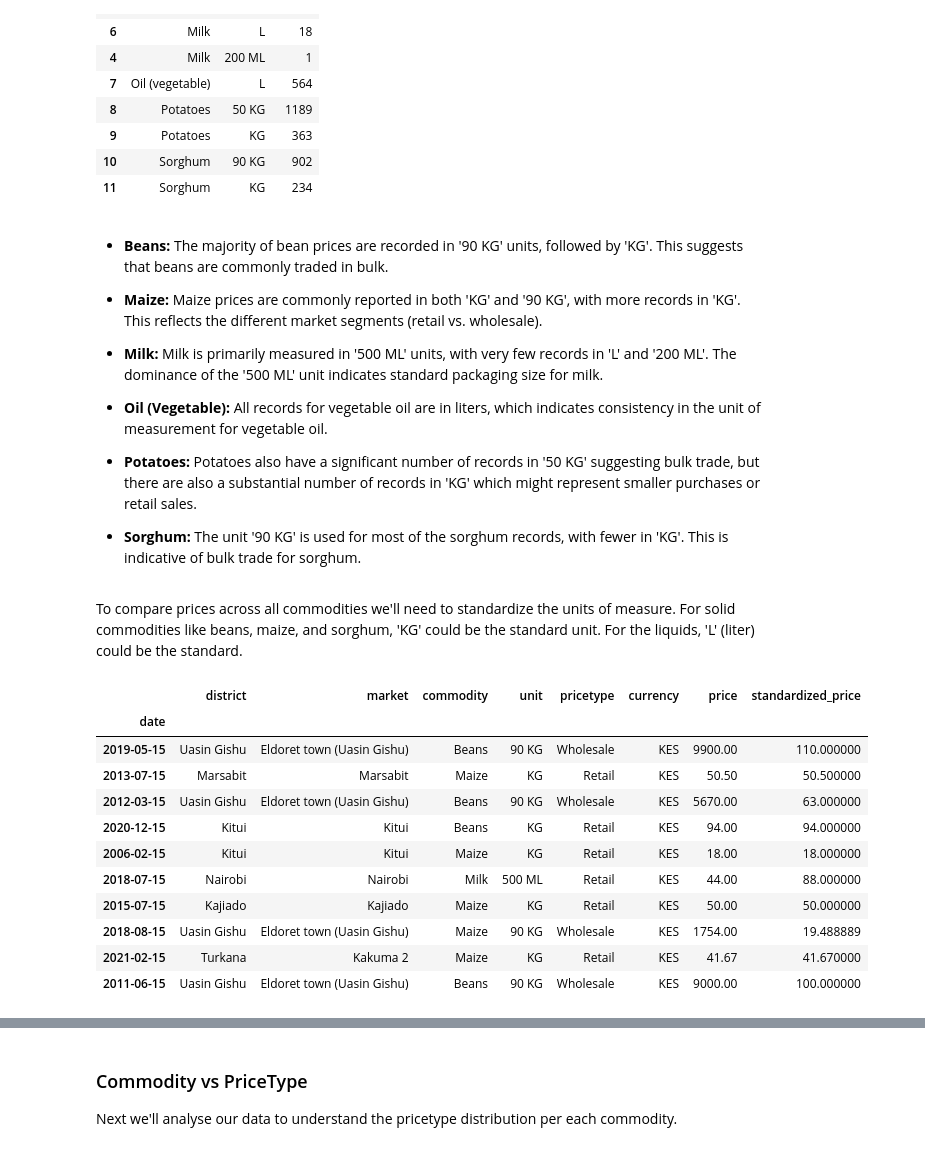
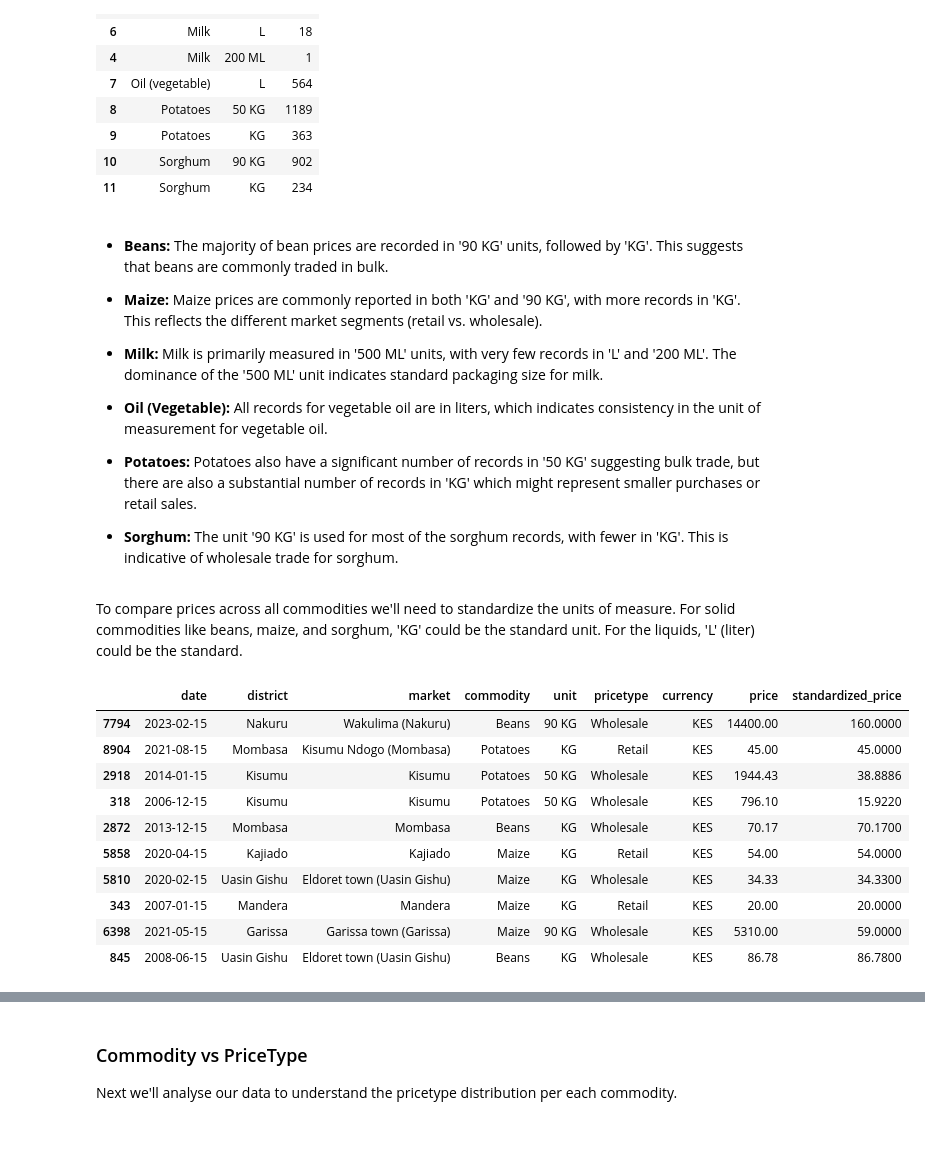
Before and after one commit to Mwenda-Mugambi/Commodity_Price_Forecasting, a Jupyter notebook: Notebook.ipynb, the cells around one changed output, grey strips where cells are left out. Drawn from its saved outputs; the diff is of its cells as text; code cells hidden in the pictures.

```diff
--- a/Notebook.ipynb
+++ b/Notebook.ipynb
@@ -193,7 +203,7 @@ Great. now we can see that the datatypes have been updated to the appropriate ty
 columns_to_drop = ['region', 'category', 'priceflag', 'usdprice', 'longitude', 'latitude']
 
 # Dropping the specified columns
-data = data.drop(columns=columns_to_drop, errors='ignore')
+df = df.drop(columns=columns_to_drop, errors='ignore')
 # %% [markdown]
 ###  Basic Statistics
 In this section, We'll get a brief statistical overview of the numerical features in the dataset.
@@ -380,12 +390,12 @@ commodity_replacement = {
 }
 
 # Updating the 'commodity' column by replacing variant names with the general category name
-data['commodity'] = data['commodity'].replace(commodity_replacement)
+df['commodity'] = df['commodity'].replace(commodity_replacement)
 
 # Confirming the changes
 # Plotting the bar chart with value counts
 plt.figure(figsize=(16, 4.2))
-top_commodities = data['commodity'].value_counts().head(10)
+top_commodities = df['commodity'].value_counts().head(10)
 bars = plt.bar(top_commodities.index, top_commodities.values, color='green')
 
 # Adding the text with the value counts above each bar
@@ -403,10 +413,10 @@ plt.show()
 [figure]
 # %%
 # Setting the date to index
-data.set_index('date', inplace=True)
+df.set_index('date', inplace=True)
 
 # Get the list of unique commodities
-commodities = data['commodity'].unique()
+commodities = df['commodity'].unique()
 
 # Calculating the number of rows for the subplots
 num_rows = len(commodities) // 2 + (len(commodities) % 2 > 0)
@@ -419,7 +429,7 @@ axes = axes.flatten()
 
 # Plotting each commodity's price over time in a subplot
 for i, commodity in enumerate(commodities):
-    sns.lineplot(data=data[data['commodity'] == commodity]['price'], ax=axes[i])
+    sns.lineplot(data=df[df['commodity'] == commodity]['price'], ax=axes[i])
     axes[i].set_title(commodity)
     axes[i].set_ylabel('Price in KES')
 
@@ -436,10 +446,10 @@ From this visualization, we can see that not all the commodity prices have been
 In order to reduce noise, We will go ahead and drop all the commodities that have not been recorded since 2006
 # %%
 # Filtering data to include only commodities with records starting from 2006 or earlier
-commodities_since_2006 = data[data.index.year <= 2006]['commodity'].unique()
+commodities_since_2006 = df[df.index.year <= 2006]['commodity'].unique()
 
 # Now filtering main dataframe to include only these commodities
-filtered_data = data[data['commodity'].isin(commodities_since_2006)]
+filtered_data = df[df['commodity'].isin(commodities_since_2006)]
 
 # After filtering we check the unique commodities and their counts again
 filtered_commodity_counts = filtered_data['commodity'].value_counts()
@@ -564,43 +576,44 @@ unit_analysis
 
 * **Potatoes:** Potatoes also have a significant number of records in '50 KG' suggesting bulk trade, but there are also a substantial number of records in 'KG' which might represent smaller purchases or retail sales.
 
-* **Sorghum:** The unit '90 KG' is used for most of the sorghum records, with fewer in 'KG'. This is indicative of bulk trade for sorghum.
+* **Sorghum:** The unit '90 KG' is used for most of the sorghum records, with fewer in 'KG'. This is indicative of wholesale trade for sorghum.
 # %% [markdown]
 To compare prices across all commodities we'll need to standardize the units of measure. For solid commodities like beans, maize, and sorghum, 'KG' could be the standard unit. For the liquids, 'L' (liter) could be the standard.
 # %%
 # Defining the conversion factors
 conversion_factors = {
     '90 KG': 1/90,   # Converting prices for 90 KG to price per KG
     'KG': 1,         # No conversion needed
     '500 ML': 2,     # Converting prices for 500 ML to price per L
     'L': 1,          # No conversion needed
     '50 KG': 1/50,   # Converting prices for 50 KG to price per KG
     '200 ML': 5      # Converting prices for 200 ML to price per L
 }
 
 # Applying the conversion factors to create a new 'standardized_price' column
 filtered_data['standardized_price'] = filtered_data.apply(
     lambda row: row['price'] * conversion_factors.get(row['unit'], 1), axis=1
 )
+filtered_data = filtered_data.reset_index()
+filtered_data = filtered_data.rename(columns={"index":'date'})
 
 # Saving the updated DataFrame to a new CSV file
-filtered_data.to_csv('Data/filtered_data.csv', index=False)
+#filtered_data.to_csv('Data/filtered_data.csv', index=True)
 
 # Sampling the data to confirm the changes
 filtered_data.sample(10)
 # %% [output]
-|  | district | market | commodity | unit | pricetype | currency | price | standardized_price |
-| date |  |  |  |  |  |  |  |  |
-| 2019-05-15 | Uasin Gishu | Eldoret town (Uasin Gishu) | Beans | 90 KG | Wholesale | KES | 9900.00 | 110.000000 |
-| 2013-07-15 | Marsabit | Marsabit | Maize | KG | Retail | KES | 50.50 | 50.500000 |
-| 2012-03-15 | Uasin Gishu | Eldoret town (Uasin Gishu) | Beans | 90 KG | Wholesale | KES | 5670.00 | 63.000000 |
-| 2020-12-15 | Kitui | Kitui | Beans | KG | Retail | KES | 94.00 | 94.000000 |
-| 2006-02-15 | Kitui | Kitui | Maize | KG | Retail | KES | 18.00 | 18.000000 |
-| 2018-07-15 | Nairobi | Nairobi | Milk | 500 ML | Retail | KES | 44.00 | 88.000000 |
-| 2015-07-15 | Kajiado | Kajiado | Maize | KG | Retail | KES | 50.00 | 50.000000 |
-| 2018-08-15 | Uasin Gishu | Eldoret town (Uasin Gishu) | Maize | 90 KG | Wholesale | KES | 1754.00 | 19.488889 |
-| 2021-02-15 | Turkana | Kakuma 2 | Maize | KG | Retail | KES | 41.67 | 41.670000 |
-| 2011-06-15 | Uasin Gishu | Eldoret town (Uasin Gishu) | Beans | 90 KG | Wholesale | KES | 9000.00 | 100.000000 |
+|  | date | district | market | commodity | unit | pricetype | currency | price | standardized_price |
+| 7794 | 2023-02-15 | Nakuru | Wakulima (Nakuru) | Beans | 90 KG | Wholesale | KES | 14400.00 | 160.0000 |
+| 8904 | 2021-08-15 | Mombasa | Kisumu Ndogo (Mombasa) | Potatoes | KG | Retail | KES | 45.00 | 45.0000 |
+| 2918 | 2014-01-15 | Kisumu | Kisumu | Potatoes | 50 KG | Wholesale | KES | 1944.43 | 38.8886 |
+| 318 | 2006-12-15 | Kisumu | Kisumu | Potatoes | 50 KG | Wholesale | KES | 796.10 | 15.9220 |
+| 2872 | 2013-12-15 | Mombasa | Mombasa | Beans | KG | Wholesale | KES | 70.17 | 70.1700 |
+| 5858 | 2020-04-15 | Kajiado | Kajiado | Maize | KG | Retail | KES | 54.00 | 54.0000 |
+| 5810 | 2020-02-15 | Uasin Gishu | Eldoret town (Uasin Gishu) | Maize | KG | Wholesale | KES | 34.33 | 34.3300 |
+| 343 | 2007-01-15 | Mandera | Mandera | Maize | KG | Retail | KES | 20.00 | 20.0000 |
+| 6398 | 2021-05-15 | Garissa | Garissa town (Garissa) | Maize | 90 KG | Wholesale | KES | 5310.00 | 59.0000 |
+| 845 | 2008-06-15 | Uasin Gishu | Eldoret town (Uasin Gishu) | Beans | KG | Wholesale | KES | 86.78 | 86.7800 |
 # %%
 # Plotting the distribution of prices
 plt.figure(figsize=(16, 5))
```
Also changed, not shown: parts of 30 cells of this notebook, 16 other files.
